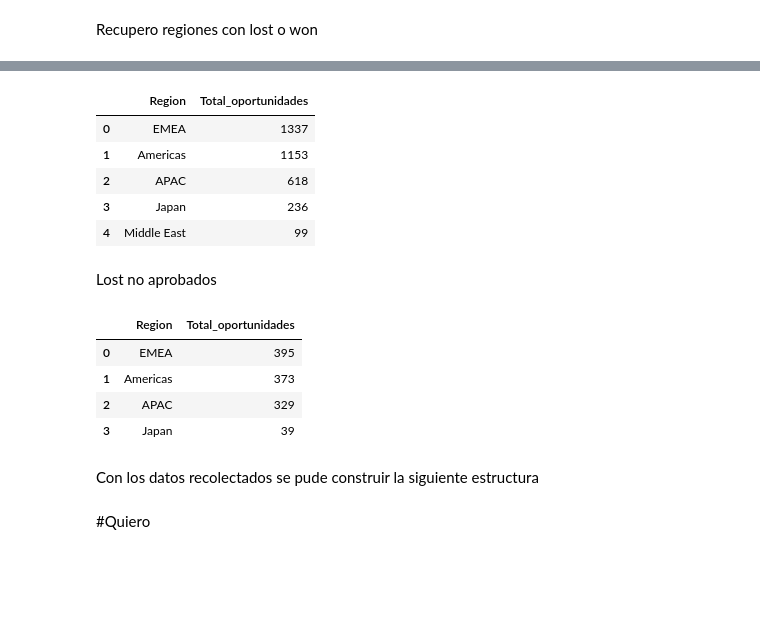
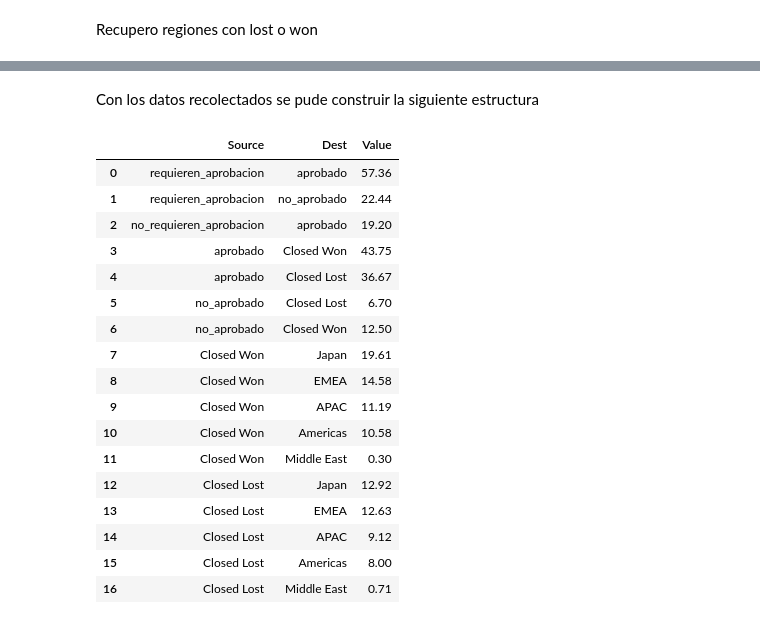
Before and after one commit to Fiuba-Big-Data-Analytics/Fiuba-Big-Data-Analytics-TPs, a Jupyter notebook: Tp1/Elvis/Orga_TP1_V_Colab.ipynb, the cells around one changed output, grey strips where cells are left out. Drawn from its saved outputs; the diff is of its cells as text; code cells hidden in the pictures; blank space fills up the shorter version.

```diff
--- a/Tp1/Elvis/Orga_TP1_V_Colab.ipynb
+++ b/Tp1/Elvis/Orga_TP1_V_Colab.ipynb
@@ -695,31 +690,25 @@ Lost aprobados
-# %%
-df_region_opor_lost_true = dfBis.loc[((dfBis.Stage == 'Closed Lost') & (dfBis.Pricing_Delivery_Terms_Approved == 1)), : ]
-df_region_opor_lost_true = df_region_opor_lost_true[['Region']]
-df_region_opor_lost_true['Total_oportunidades'] = '1'
-df_region_opor_lost_true = df_region_opor_lost_true.groupby('Region').count().sort_values(by=['Total_oportunidades'],ascending=False).reset_index()
-df_region_opor_lost_true
-# %% [output]
-|  | Region | Total_oportunidades |
-| 0 | EMEA | 1337 |
-| 1 | Americas | 1153 |
-| 2 | APAC | 618 |
-| 3 | Japan | 236 |
-| 4 | Middle East | 99 |
-# %% [markdown]
-Lost no aprobados
-# %%
-df_region_opor_lost_false = dfBis.loc[((dfBis.Stage == 'Closed Lost') & (dfBis.Pricing_Delivery_Terms_Approved == 0) & (dfBis.Pricing_Delivery_Terms_Quote_Approval == 0)), : ]
-df_region_opor_lost_false = df_region_opor_lost_false[['Region']]
-df_region_opor_lost_false['Total_oportunidades'] = '1'
-df_region_opor_lost_false = df_region_opor_lost_false.groupby('Region').count().sort_values(by=['Total_oportunidades'],ascending=False).reset_index()
-df_region_opor_lost_false
-# %% [output]
-|  | Region | Total_oportunidades |
-| 0 | EMEA | 395 |
-| 1 | Americas | 373 |
-| 2 | APAC | 329 |
-| 3 | Japan | 39 |
 # %% [markdown]
 Con los datos recolectados se pude construir la siguiente estructura
-# %% [markdown]
-#Quiero
+# %%
+url = 'https://github.com/Fiuba-Big-Data-Analytics/Fiuba-Big-Data-Analytics-TPs/raw/main/Tp1/Datos/oportunidades_por_region.csv'
+oportunidades_po_region = pd.read_csv(url)
+oportunidades_po_region
+# %% [output]
+|  | Source | Dest | Value |
+| 0 | requieren_aprobacion | aprobado | 57.36 |
+| 1 | requieren_aprobacion | no_aprobado | 22.44 |
+| 2 | no_requieren_aprobacion | aprobado | 19.20 |
+| 3 | aprobado | Closed Won | 43.75 |
+| 4 | aprobado | Closed Lost | 36.67 |
+| 5 | no_aprobado | Closed Lost | 6.70 |
+| 6 | no_aprobado | Closed Won | 12.50 |
+| 7 | Closed Won | Japan | 19.61 |
+| 8 | Closed Won | EMEA | 14.58 |
+| 9 | Closed Won | APAC | 11.19 |
+| 10 | Closed Won | Americas | 10.58 |
+| 11 | Closed Won | Middle East | 0.30 |
+| 12 | Closed Lost | Japan | 12.92 |
+| 13 | Closed Lost | EMEA | 12.63 |
+| 14 | Closed Lost | APAC | 9.12 |
+| 15 | Closed Lost | Americas | 8.00 |
+| 16 | Closed Lost | Middle East | 0.71 |
```
Also changed, not shown: parts of 7 cells of this notebook.
